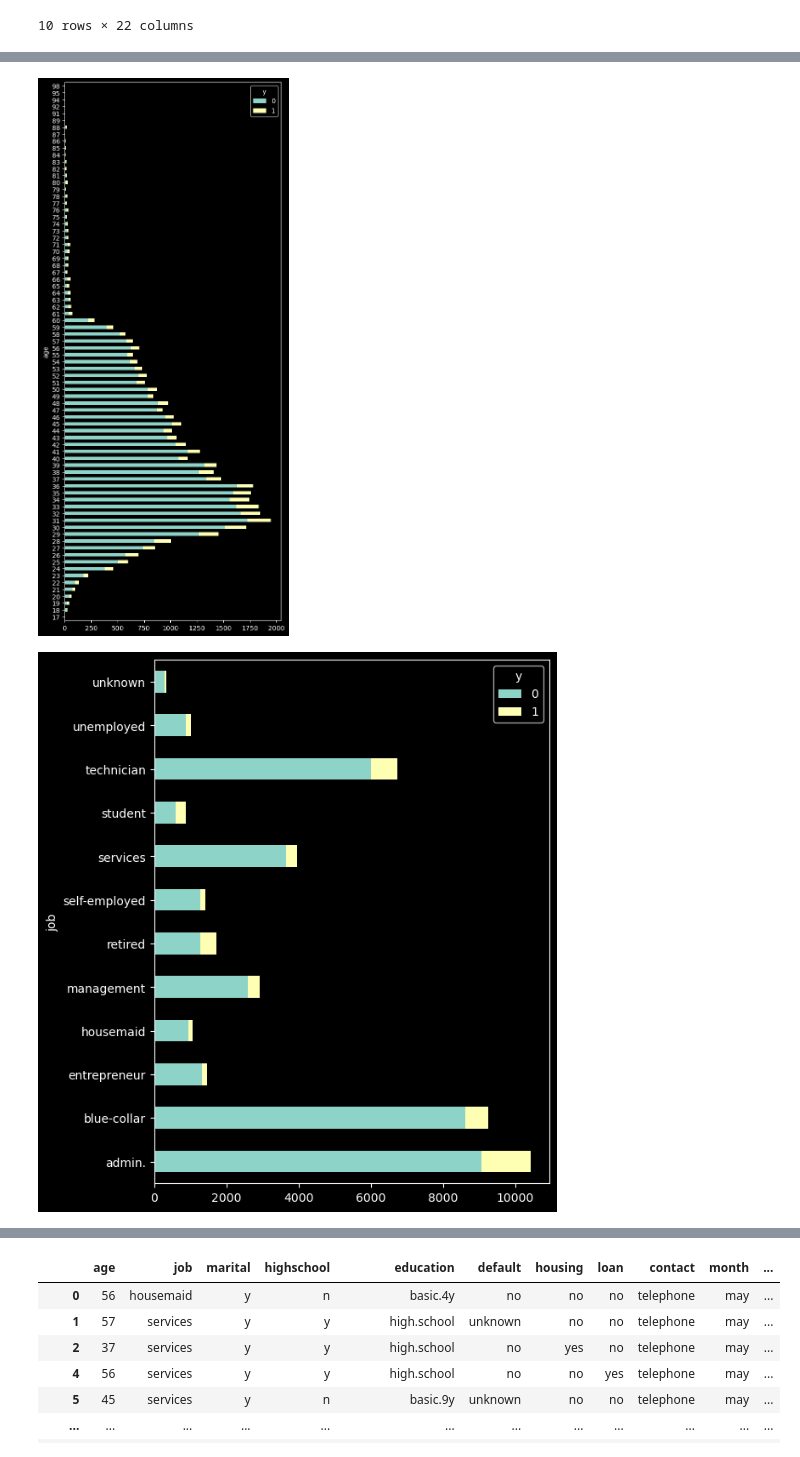
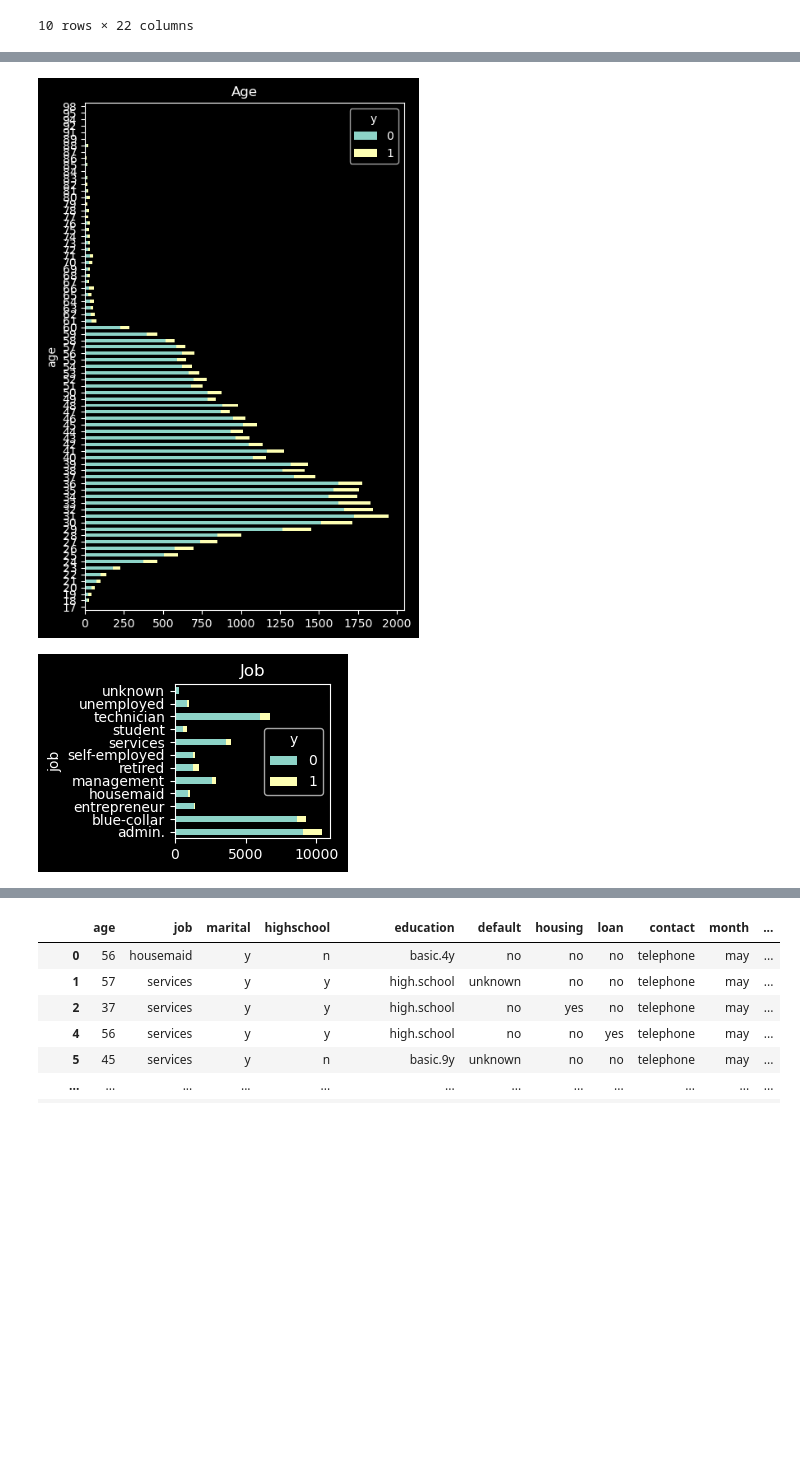
Before and after one commit to RaymondAlarcon/DecisionTree, a Jupyter notebook: ClassificationAnalysis.ipynb, the cells around one changed output, grey strips where cells are left out. Cells and saved outputs as stored; diff of their text form; code cells hidden in the pictures; blank space fills up the shorter version.

```diff
--- a/ClassificationAnalysis.ipynb
+++ b/ClassificationAnalysis.ipynb
@@ -92,20 +92,28 @@ plt.show()
 # %%
-pd.crosstab(data['age'], data['y']).plot.barh(stacked=True, figsize=(6, 15))
+pd.crosstab(data['age'], data['y']).plot.barh(stacked=True, figsize=(5, 8))
+plt.title('Age')
 plt.show()
-pd.crosstab(data['job'], data['y']).plot.barh(stacked=True, figsize=(6, 8))
+pd.crosstab(data['job'], data['y']).plot.barh(stacked=True, figsize=(2, 2))
+plt.title('Job')
 plt.show()
-pd.crosstab(data['marital'], data['y']).plot.barh(stacked=True, figsize=(6, 8))
+pd.crosstab(data['marital'], data['y']).plot.barh(stacked=True, figsize=(2, 2))
+plt.title('Marital')
 plt.show()
-pd.crosstab(data['education'], data['y']).plot.barh(stacked=True, figsize=(6, 8))
+pd.crosstab(data['education'], data['y']).plot.barh(stacked=True, figsize=(3, 2))
+plt.title('Education')
 plt.show()
-pd.crosstab(data['highschool'], data['y']).plot.barh(stacked=True, figsize=(6, 8))
+pd.crosstab(data['highschool'], data['y']).plot.barh(stacked=True, figsize=(2, 2))
+plt.title('Highschool')
 plt.show()
-pd.crosstab(data['default'], data['y']).plot.barh(stacked=True, figsize=(6, 8))
+pd.crosstab(data['default'], data['y']).plot.barh(stacked=True, figsize=(2, 2))
+plt.title('Default')
 plt.show()
-pd.crosstab(data['housing'], data['y']).plot.barh(stacked=True, figsize=(6, 8))
+pd.crosstab(data['housing'], data['y']).plot.barh(stacked=True, figsize=(2, 2))
+plt.title('Housing')
 plt.show()
-pd.crosstab(data['loan'], data['y']).plot.barh(stacked=True, figsize=(6, 8))
+pd.crosstab(data['loan'], data['y']).plot.barh(stacked=True, figsize=(2, 2))
+plt.title('Loan')
 plt.show()
 # %% [output]
-[figure, old version]
+[figure, new version]
-[figure, old version]
+[figure, new version]
```
Also changed, not shown: parts of 3 cells of this notebook.
